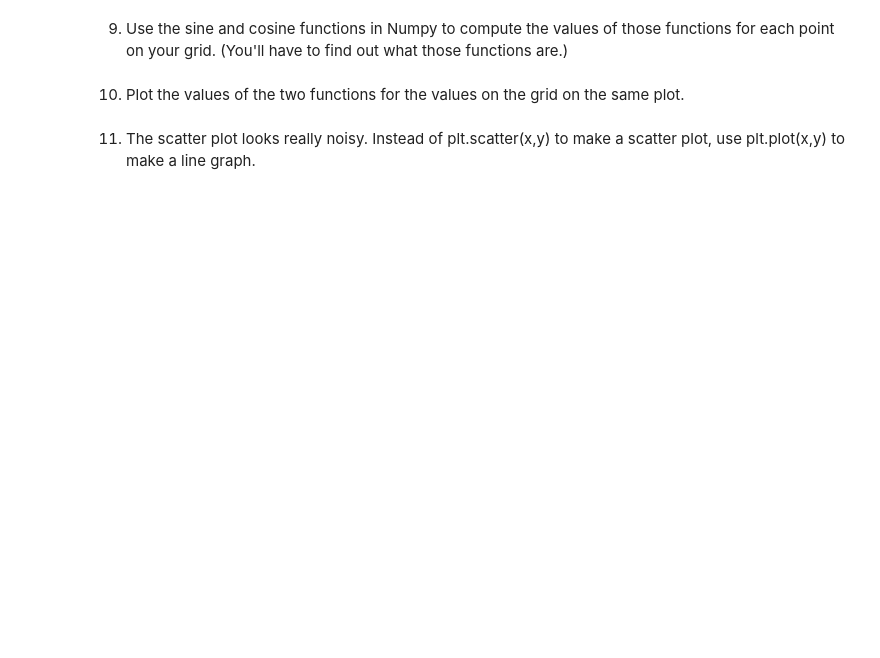
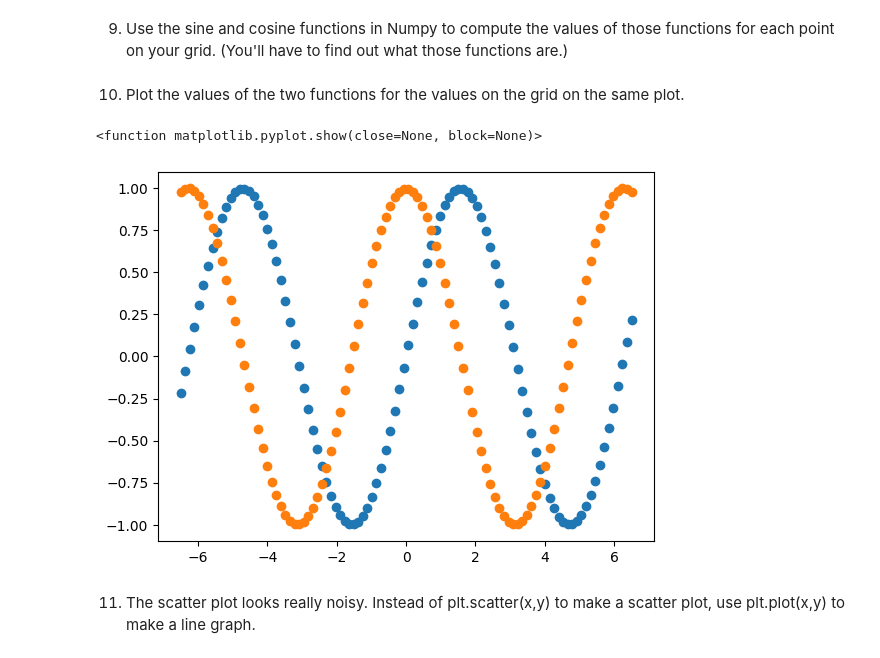
Before and after one commit to deancuva/programming, a Jupyter notebook: assignment/assignment_programming.ipynb, the cells around one changed output. Saved outputs shown, nothing was run; the diff lists cells and outputs as text; code cells hidden in the pictures; blank space fills up the shorter version.

```diff
--- a/assignment/assignment_programming.ipynb
+++ b/assignment/assignment_programming.ipynb
@@ -132,5 +170,5 @@ plt.show
 # %% [markdown]
 8. Create a grid of 100 equally spaced points ranging from -6.5 to 6.5.
 # %%
-grid4 = np.linspace(-6.5, 6.5, 100)
-grid4
+x4 = np.linspace(-6.5, 6.5, 100)
+x4
@@ -137,14 +196,17 @@ grid4
 # %% [markdown]
 9. Use the sine and cosine functions in Numpy to compute the values of those functions for each point on your grid. (You'll have to find out what those functions are.)
 # %%
-sine_arr = np.sin(grid4)
-cosine_arr = np.cos(grid4)
+sine_arr = np.sin(x4)
+cosine_arr = np.cos(x4)
 # %% [markdown]
 10. Plot the values of the two functions for the values on the grid on the same plot.
 # %%
-plt.scatter(grid4, sine_arr, label = "Sine")
-plt.scatter(grid4, cosine_arr, label = "Cosine")
+plt.scatter(x4, sine_arr, label = "Sine")
+plt.scatter(x4, cosine_arr, label = "Cosine")
 plt.show
+# %% [output]
+<function matplotlib.pyplot.show(close=None, block=None)>
+[figure, added]
 # %% [markdown]
 11. The scatter plot looks really noisy. Instead of plt.scatter(x,y) to make a scatter plot, use plt.plot(x,y) to make a line graph.
 # %%
```
Also changed, not shown: parts of 10 cells of this notebook.
